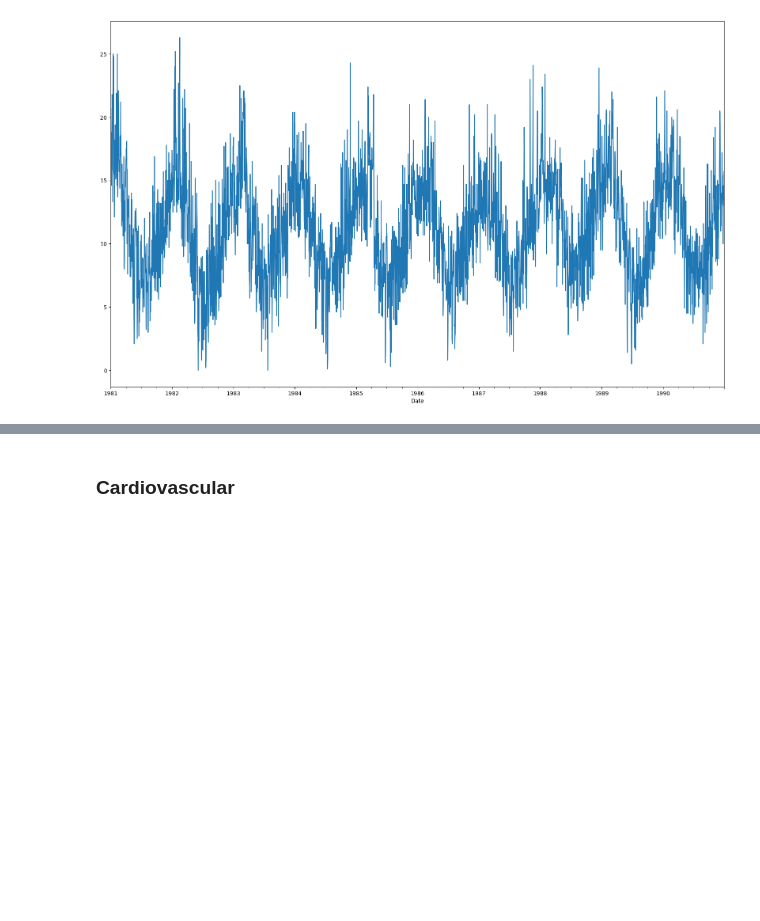
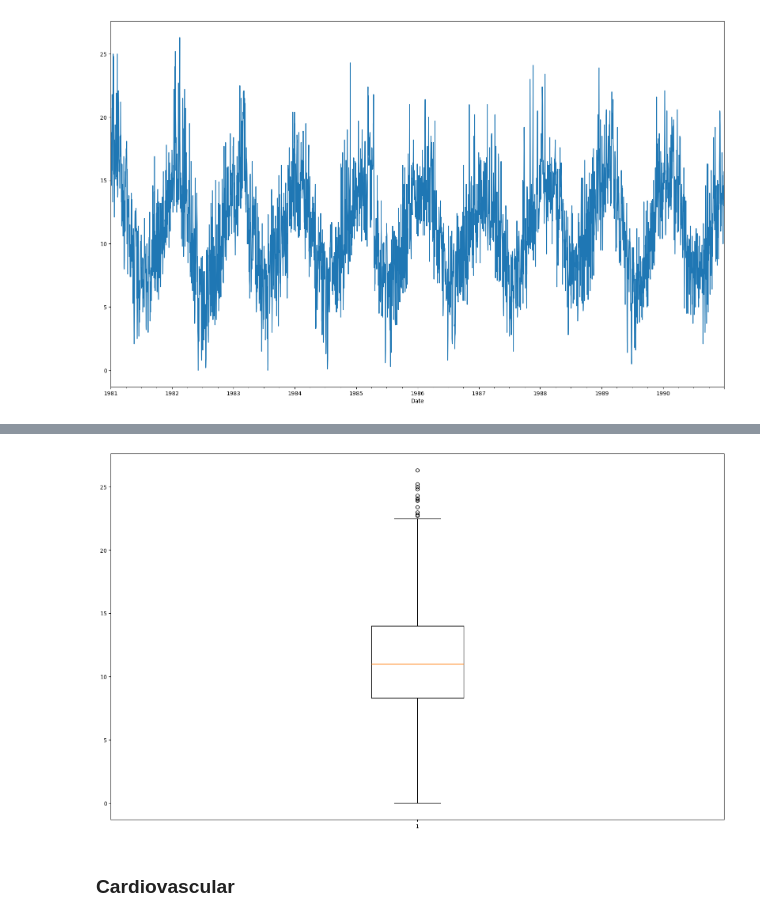
Before and after one commit to amangelluis/WorkspaceTFG, a Jupyter notebook: code/visualization_stadistics.ipynb, the cells around one changed output, grey strips where cells are left out. Drawn from its saved outputs; the diff is of its cells as text; code cells hidden in the pictures; blank space fills up the shorter version.

```diff
--- a/code/visualization_stadistics.ipynb
+++ b/code/visualization_stadistics.ipynb
@@ -128,3 +115,9 @@ plt.show()
+# %%
+fig, ax = plt.subplots(figsize=(20, 12))
+ax.boxplot(serie_temperatura.values)
+plt.show()
+# %% [output]
+[figure, added]
 # %% [markdown]
 ### Cardiovascular
 # %%
```
Also changed, not shown: parts of 10 cells of this notebook, 2 other files.
